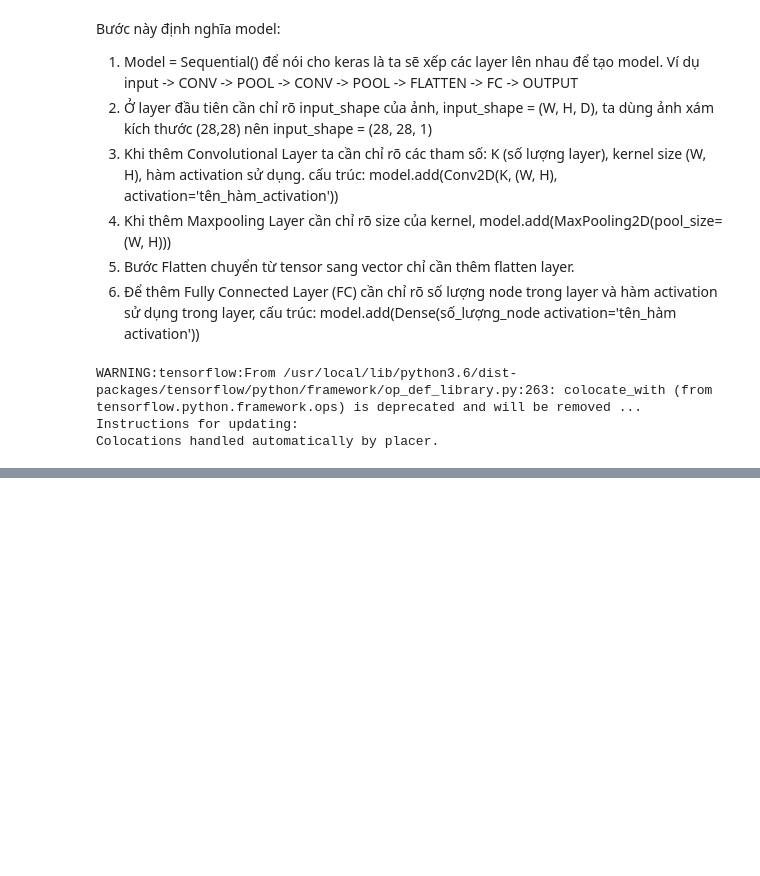
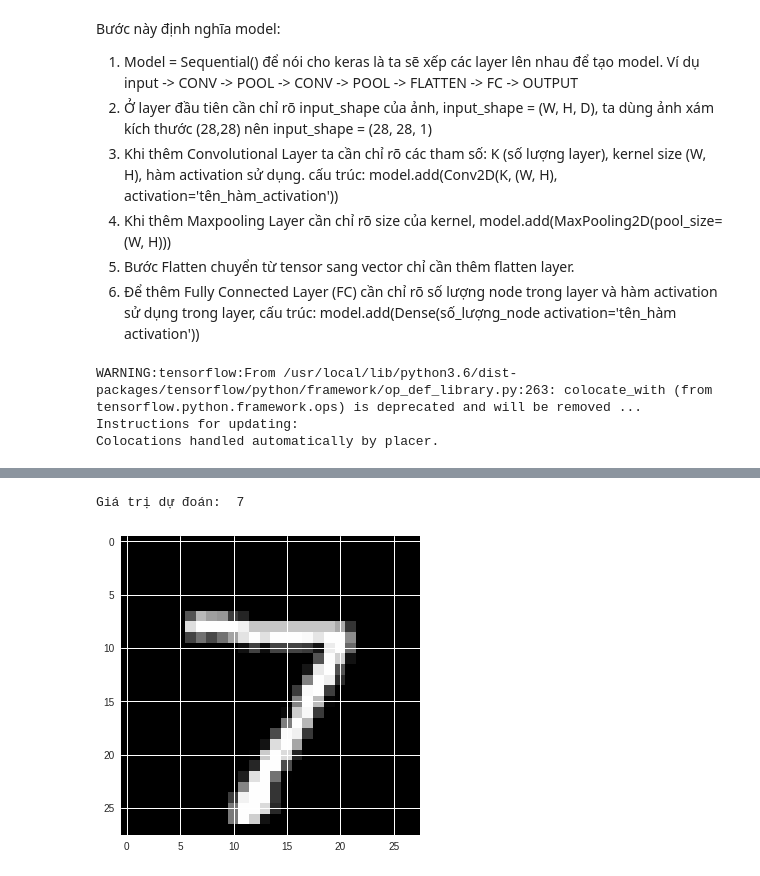
Before and after one commit to nttuan8/DL_Tutorial, a Jupyter notebook: L7/mnist.ipynb, the cells around one changed output, grey strips where cells are left out. Cells and saved outputs as stored; diff of their text form; code cells hidden in the pictures; blank space fills up the shorter version.

```diff
--- a/L7/mnist.ipynb
+++ b/L7/mnist.ipynb
@@ -113,0 +126,9 @@ Ta sẽ dùng kết quả đánh giá của mode với test set để làm kết
+# %%
+# 10. Dự đoán ảnh
+plt.imshow(X_test[0].reshape(28,28), cmap='gray')
+
+y_predict = model.predict(X_test[0].reshape(1,28,28,1))
+print('Giá trị dự đoán: ', np.argmax(y_predict))
+# %% [output]
+Giá trị dự đoán:  7
+[figure, added]
```
Also changed, not shown: parts of 7 cells of this notebook.
